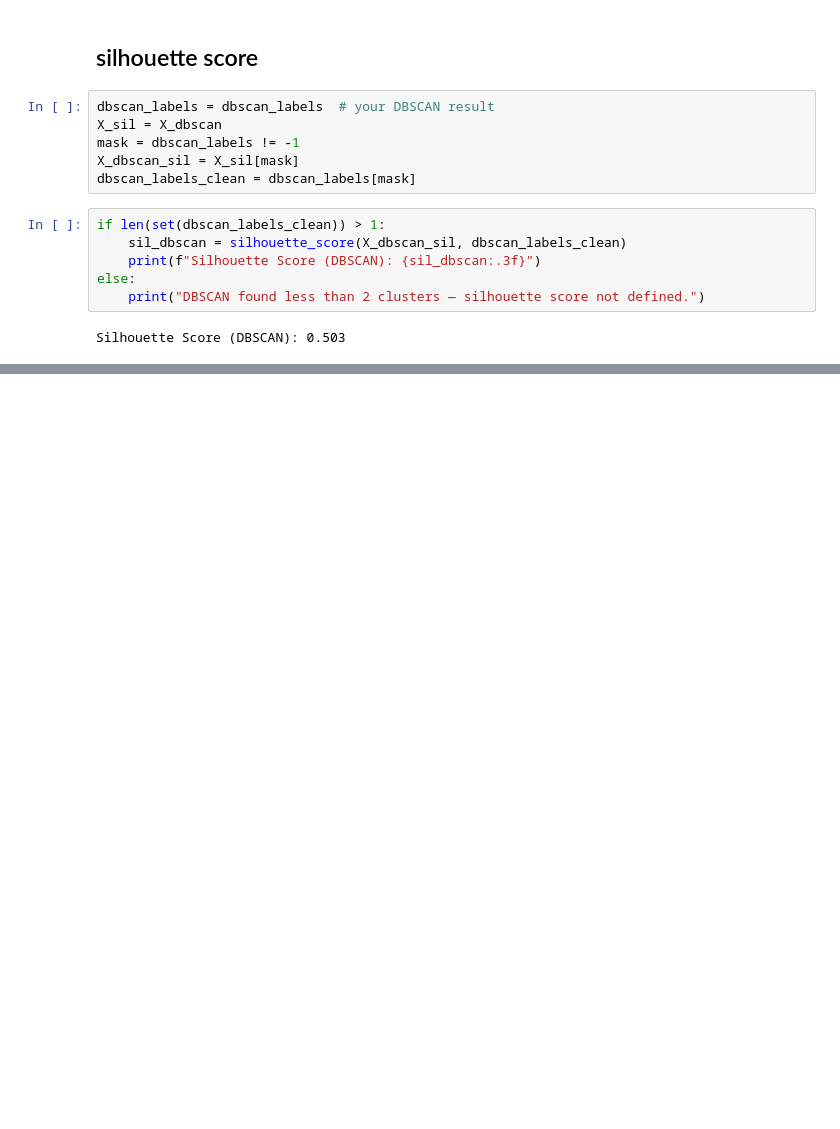
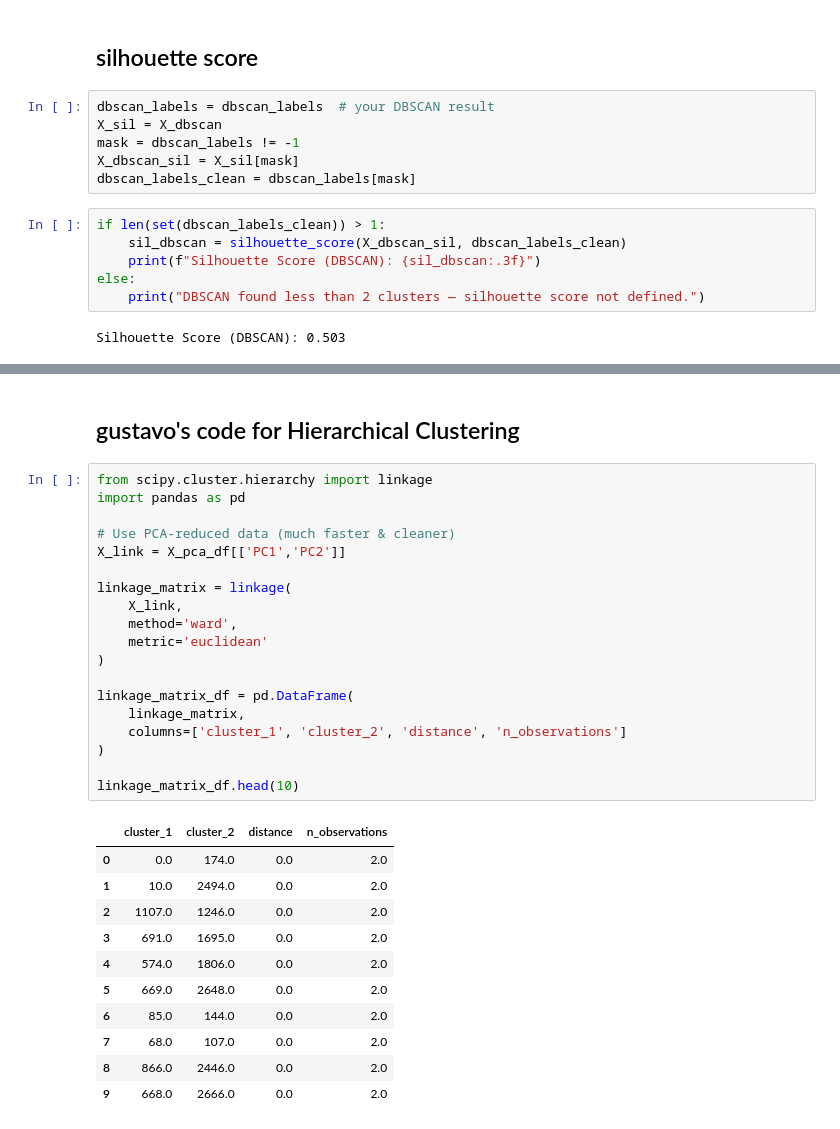
Before and after one commit to Titaniel3/ASDA_2025_Group_1_Portfolio_new, a Jupyter notebook: notebooks/week_11_group_1_notebook.ipynb, the cells around one changed output, grey strips where cells are left out. Cells and saved outputs as stored; diff of their text form; blank space fills up the shorter version.

```diff
--- a/notebooks/week_11_group_1_notebook.ipynb
+++ b/notebooks/week_11_group_1_notebook.ipynb
@@ -634,0 +816,33 @@ Silhouette Score (DBSCAN): 0.503
+# %% [markdown]
+## gustavo's code for Hierarchical Clustering
+# %%
+from scipy.cluster.hierarchy import linkage
+import pandas as pd
+
+# Use PCA-reduced data (much faster & cleaner)
+X_link = X_pca_df[['PC1','PC2']]
+
+linkage_matrix = linkage(
+    X_link,
+    method='ward',
+    metric='euclidean'
+)
+
+linkage_matrix_df = pd.DataFrame(
+    linkage_matrix,
+    columns=['cluster_1', 'cluster_2', 'distance', 'n_observations']
+)
+
+linkage_matrix_df.head(10)
+# %% [output]
+|  | cluster_1 | cluster_2 | distance | n_observations |
+| 0 | 0.0 | 174.0 | 0.0 | 2.0 |
+| 1 | 10.0 | 2494.0 | 0.0 | 2.0 |
+| 2 | 1107.0 | 1246.0 | 0.0 | 2.0 |
+| 3 | 691.0 | 1695.0 | 0.0 | 2.0 |
+| 4 | 574.0 | 1806.0 | 0.0 | 2.0 |
+| 5 | 669.0 | 2648.0 | 0.0 | 2.0 |
+| 6 | 85.0 | 144.0 | 0.0 | 2.0 |
+| 7 | 68.0 | 107.0 | 0.0 | 2.0 |
+| 8 | 866.0 | 2446.0 | 0.0 | 2.0 |
+| 9 | 668.0 | 2666.0 | 0.0 | 2.0 |
```
Also changed, not shown: parts of 17 cells of this notebook.
